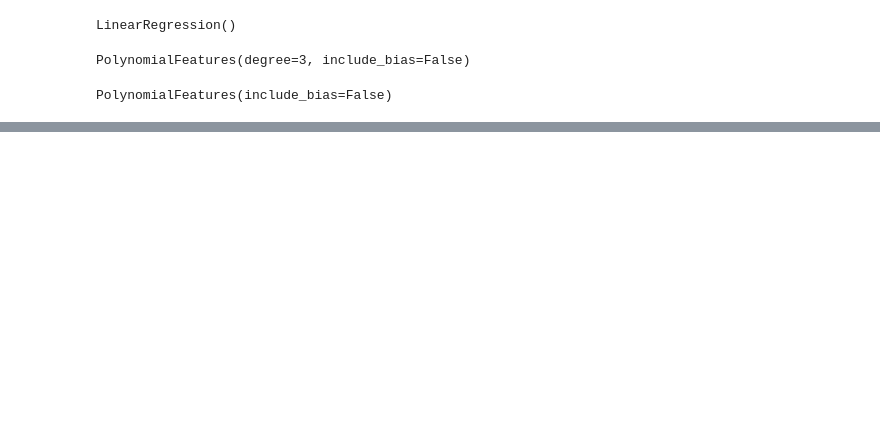
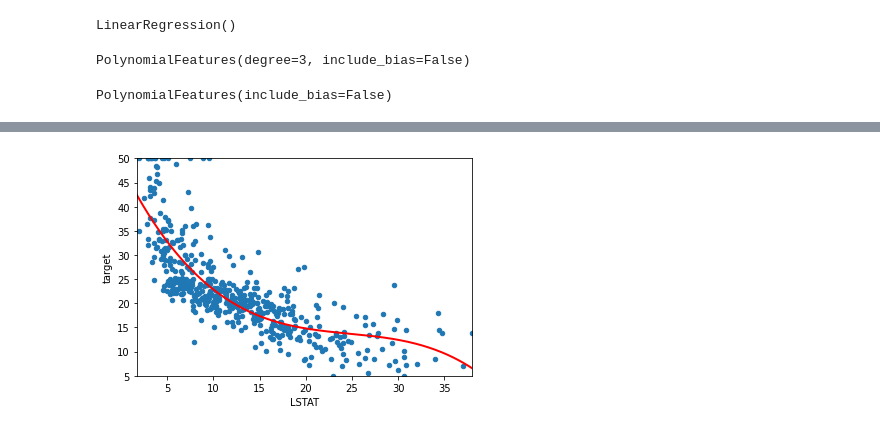
Before and after one commit to leehosung/regression, a Jupyter notebook: 3. 다중회귀분석/3.5 다항식 회귀.ipynb, the cells around one changed output, grey strips where cells are left out. Saved outputs shown, nothing was run; the diff lists cells and outputs as text; code cells hidden in the pictures; blank space fills up the shorter version.

```diff
--- a/3. 다중회귀분석/3.5 다항식 회귀.ipynb
+++ b/3. 다중회귀분석/3.5 다항식 회귀.ipynb
@@ -58,0 +79,5 @@ cube_predictor = make_pipeline(create_cubic, linear_regression)
+# %%
+scatter = dataset.plot(kind='scatter', x=predictor, y='target', xlim=x_range, ylim=y_range)
+regr_ine = scatter.plot(xt, cubic_predictor.fit(x, y).predict(xt), '-', color='red', linewidth=2)
+# %% [output]
+[figure, added]
```
Also changed, not shown: parts of 12 cells of this notebook.
